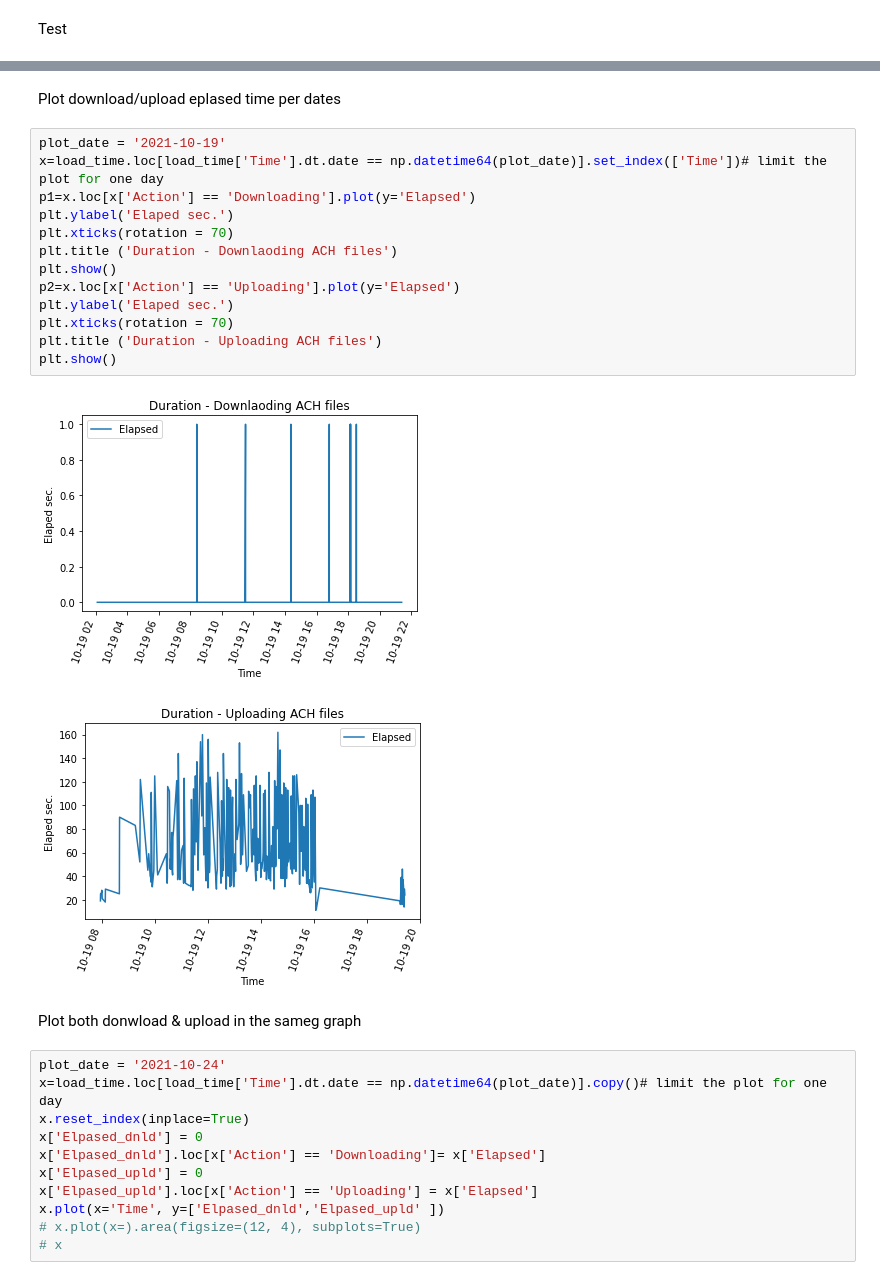
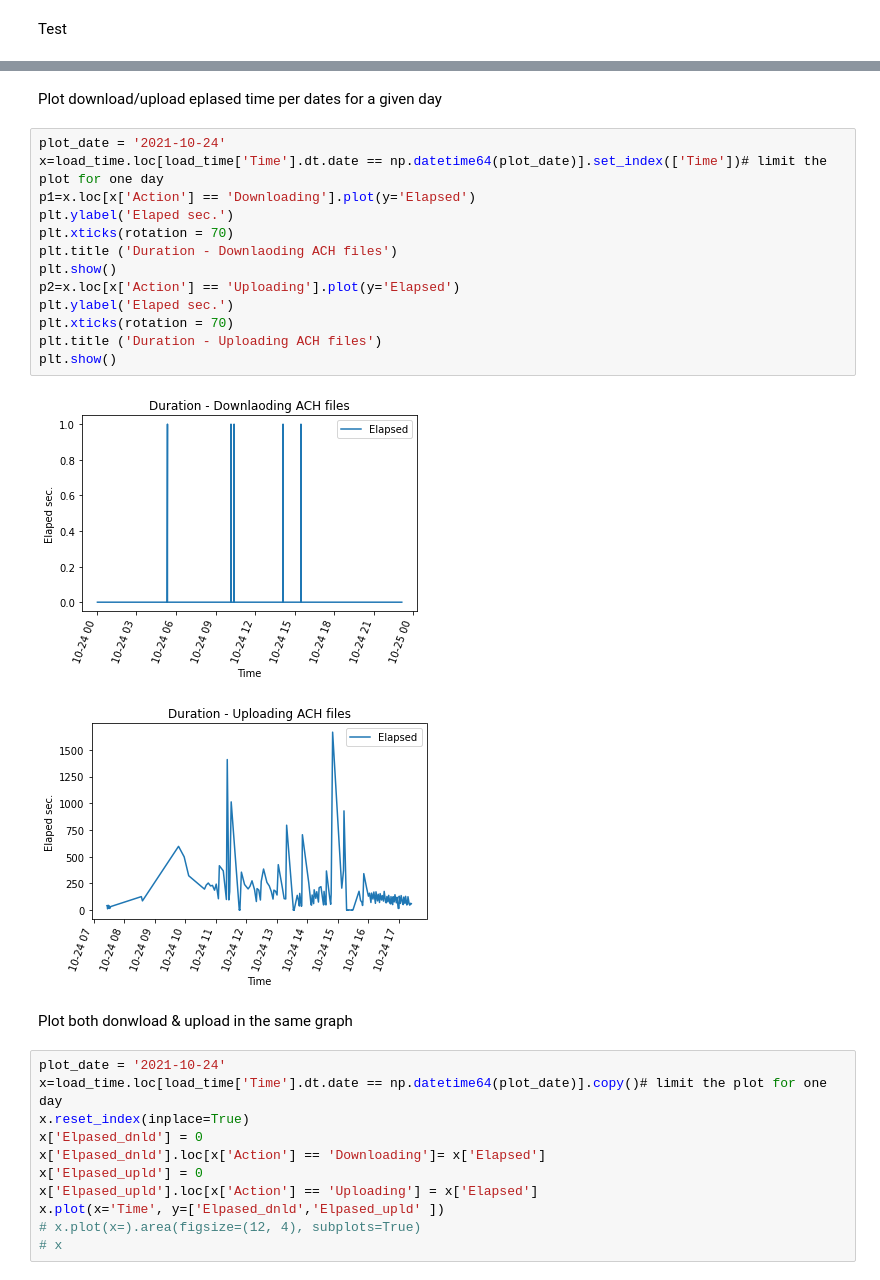
Before and after one commit to yjad/training, a Jupyter notebook: xml/ach_perf.ipynb, the cells around one changed output, grey strips where cells are left out. Saved outputs shown, nothing was run; the diff lists cells and outputs as text.

```diff
--- a/xml/ach_perf.ipynb
+++ b/xml/ach_perf.ipynb
@@ -264,23 +186,23 @@ data[data['File'].isin(f)].to_csv('xx.csv')
 # %% [markdown]
-Plot download/upload eplased time per dates
+Plot download/upload eplased time per dates for a given day
 # %%
-plot_date = '2021-10-19'
+plot_date = '2021-10-24'
 x=load_time.loc[load_time['Time'].dt.date == np.datetime64(plot_date)].set_index(['Time'])# limit the plot for one day
 p1=x.loc[x['Action'] == 'Downloading'].plot(y='Elapsed')
 plt.ylabel('Elaped sec.')
 plt.xticks(rotation = 70)
 plt.title ('Duration - Downlaoding ACH files')
 plt.show()
 p2=x.loc[x['Action'] == 'Uploading'].plot(y='Elapsed')
 plt.ylabel('Elaped sec.')
 plt.xticks(rotation = 70)
 plt.title ('Duration - Uploading ACH files')
 plt.show()
 # %% [output]
-[figure, old version]
+[figure, new version]
-[figure, old version]
+[figure, new version]
 # %% [markdown]
-Plot both donwload & upload in the sameg graph
+Plot both donwload & upload in the same graph
 # %%
 plot_date = '2021-10-24'
 x=load_time.loc[load_time['Time'].dt.date == np.datetime64(plot_date)].copy()# limit the plot for one day
```
Also changed, not shown: parts of 20 cells of this notebook, 2 other files.
